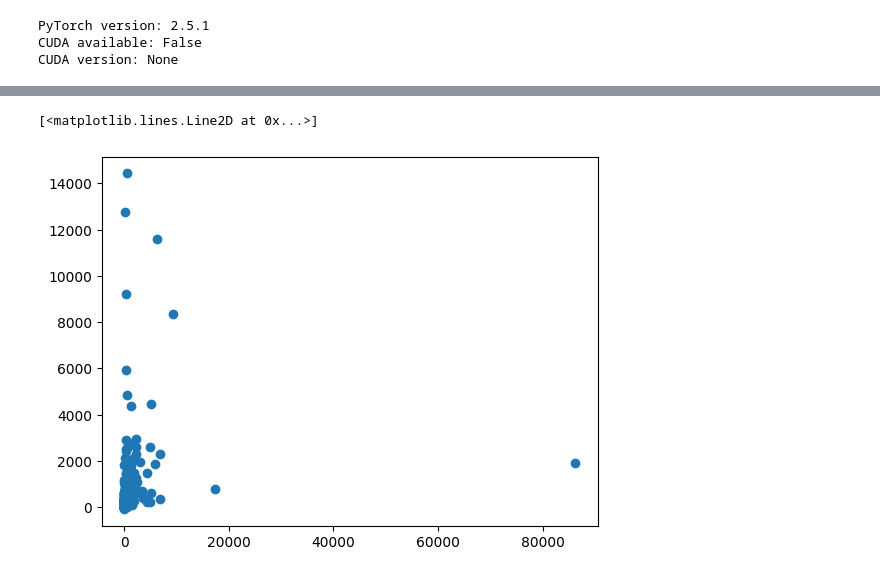
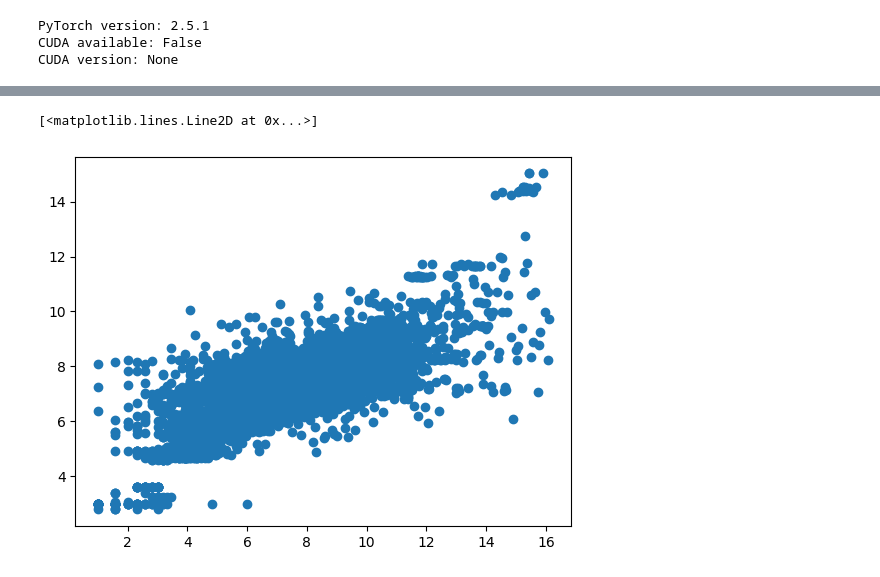
Before and after one commit to DanShlamovitz/Vision_TP_Final, a Jupyter notebook: experiments/Xgbost.ipynb, the cells around one changed output, grey strips where cells are left out. Saved outputs shown, nothing was run; the diff lists cells and outputs as text; code cells hidden in the pictures.

```diff
--- a/experiments/Xgbost.ipynb
+++ b/experiments/Xgbost.ipynb
@@ -37,3 +21,8 @@ X_test = X_tabular_test #np.concatenate((X_tabular_test, X_images_test), axis=1)
+# %%
+X_train = pd.read_csv('../X_train.csv')
+X_test = pd.read_csv('../X_test.csv')
+y_train = pd.read_csv('../y_train.csv')
+y_test = pd.read_csv('../y_test.csv')
 # %%
 class XgBoost(nn.Module):
     def __init__(self, n_features):
@@ -48,9 +125,8 @@ class XgBoost(nn.Module):
 # %%
-model = XgBoost(n_features=X_tabular_train.shape[1])
-
+model = XgBoost(n_features=X_train.shape[1])
 model.fit(X_train, y_train)
 y_pred = model.forward(X_test)
 plt.plot(y_test, y_pred, 'o')
 # %% [output]
 [<matplotlib.lines.Line2D at 0x...>]
-[figure, old version]
+[figure, new version]
```
Also changed, not shown: parts of 2 cells of this notebook, 18 other files.
